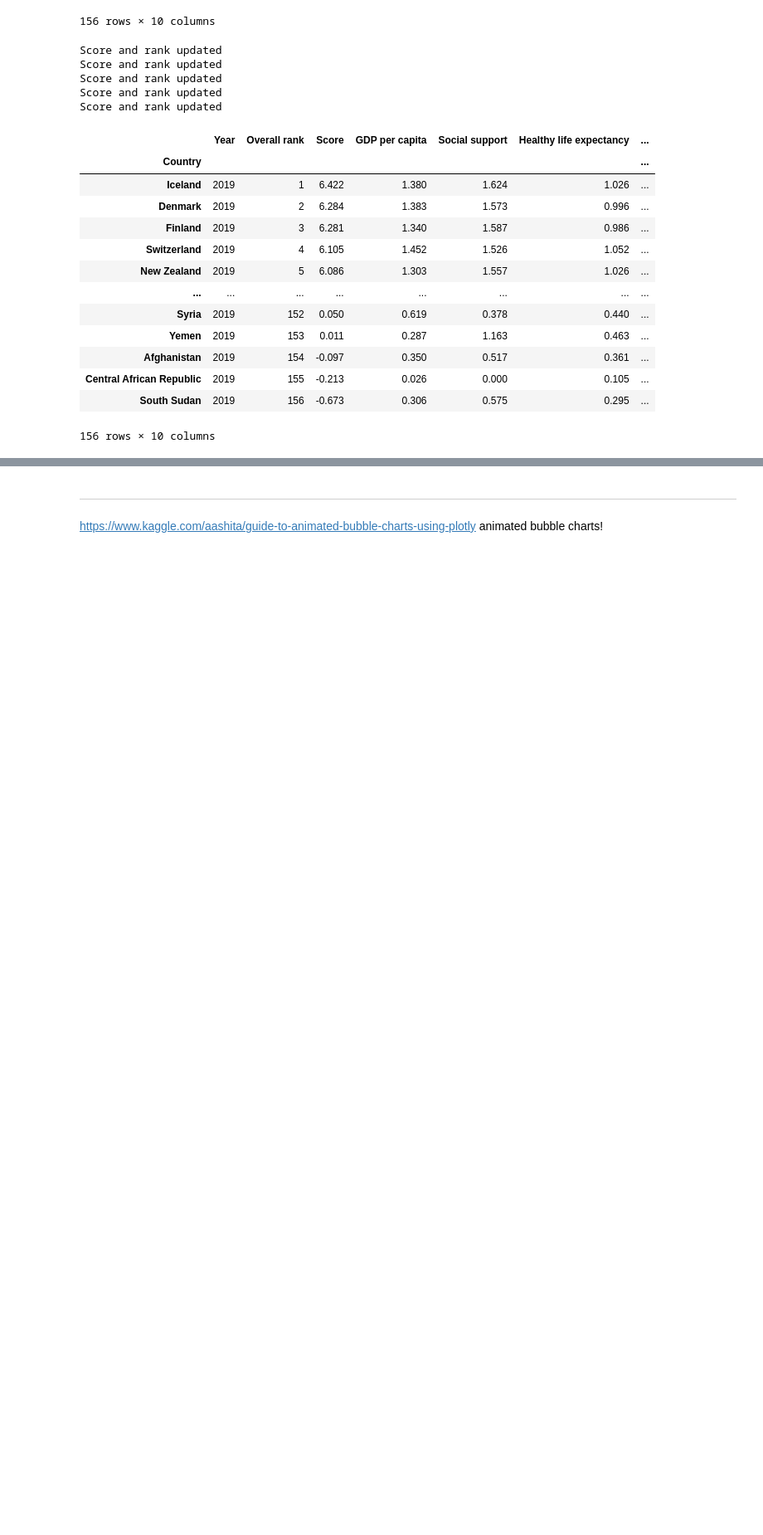
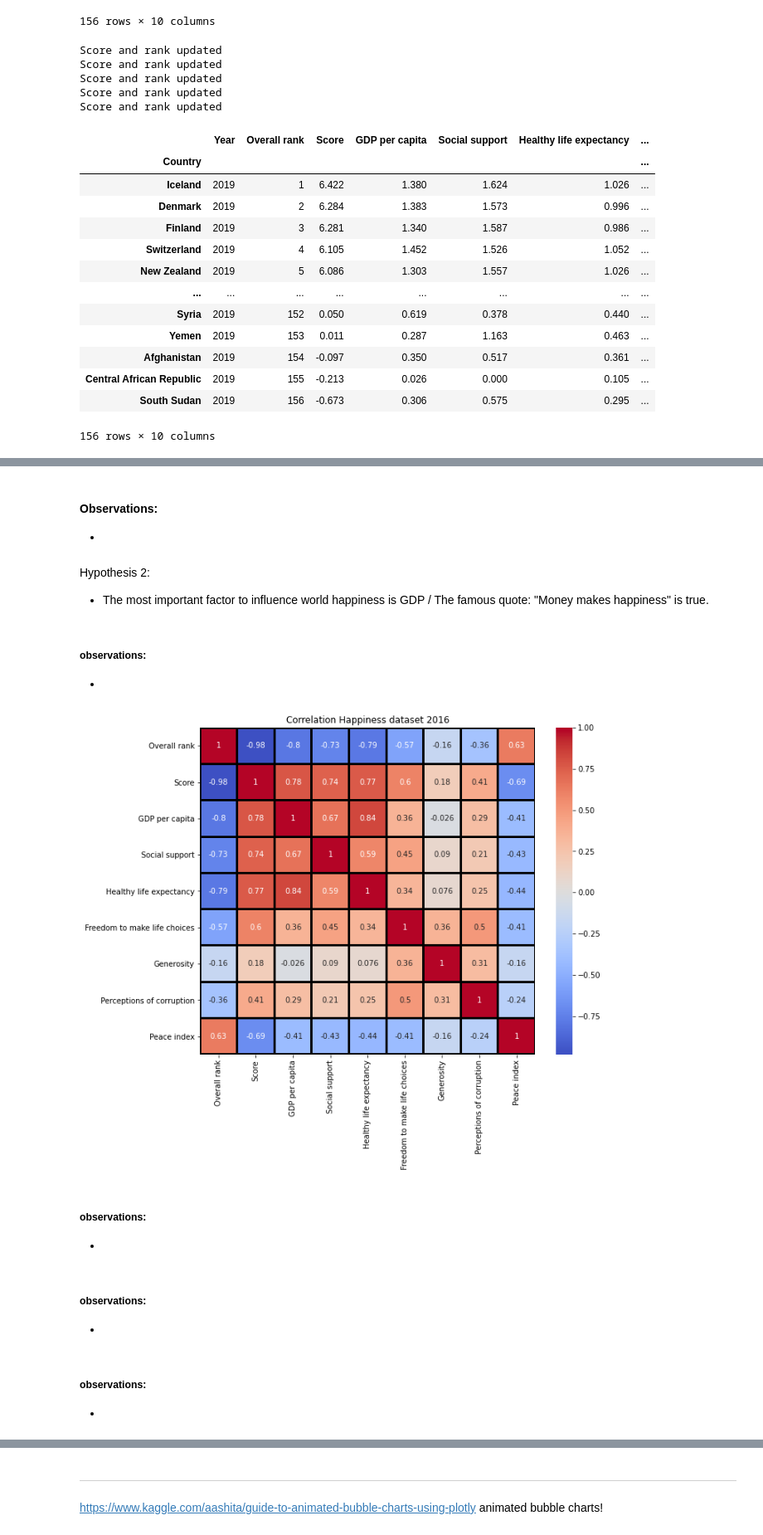
Before and after one commit to RoxannaW/Project_world_happiness, a Jupyter notebook: src/main.ipynb, the cells around one changed output, grey strips where cells are left out. Shown at 83% size. Cells and saved outputs as stored; diff of their text form; code cells hidden in the pictures; blank space fills up the shorter version.

Commit message:
Finished adding visualization and ordened everything

```diff
--- a/src/main.ipynb
+++ b/src/main.ipynb
@@ -664,0 +708,6 @@ https://www.kaggle.com/vpkprasanna/complete-exploratory-data-analysis fun plots!
+# %% [markdown]
+#### Observations:
+-
+# %% [markdown]
+Hypothesis 2:
+* The most important factor to influence world happiness is GDP / The famous quote: "Money makes happiness" is    true.
@@ -664,0 +718,10 @@ https://www.kaggle.com/vpkprasanna/complete-exploratory-data-analysis fun plots!
+# %% [markdown]
+##### observations:
+-
+# %%
+df_to_corr(df=complete_data_2016, year=2016)
+# %% [output]
+[figure, added]
+# %% [markdown]
+##### observations:
+-
@@ -664,0 +730,3 @@ https://www.kaggle.com/vpkprasanna/complete-exploratory-data-analysis fun plots!
+# %% [markdown]
+##### observations:
+-
@@ -664,0 +735,3 @@ https://www.kaggle.com/vpkprasanna/complete-exploratory-data-analysis fun plots!
+# %% [markdown]
+##### observations:
+-
```
Also changed, not shown: parts of 64 cells of this notebook, 3 other files.
